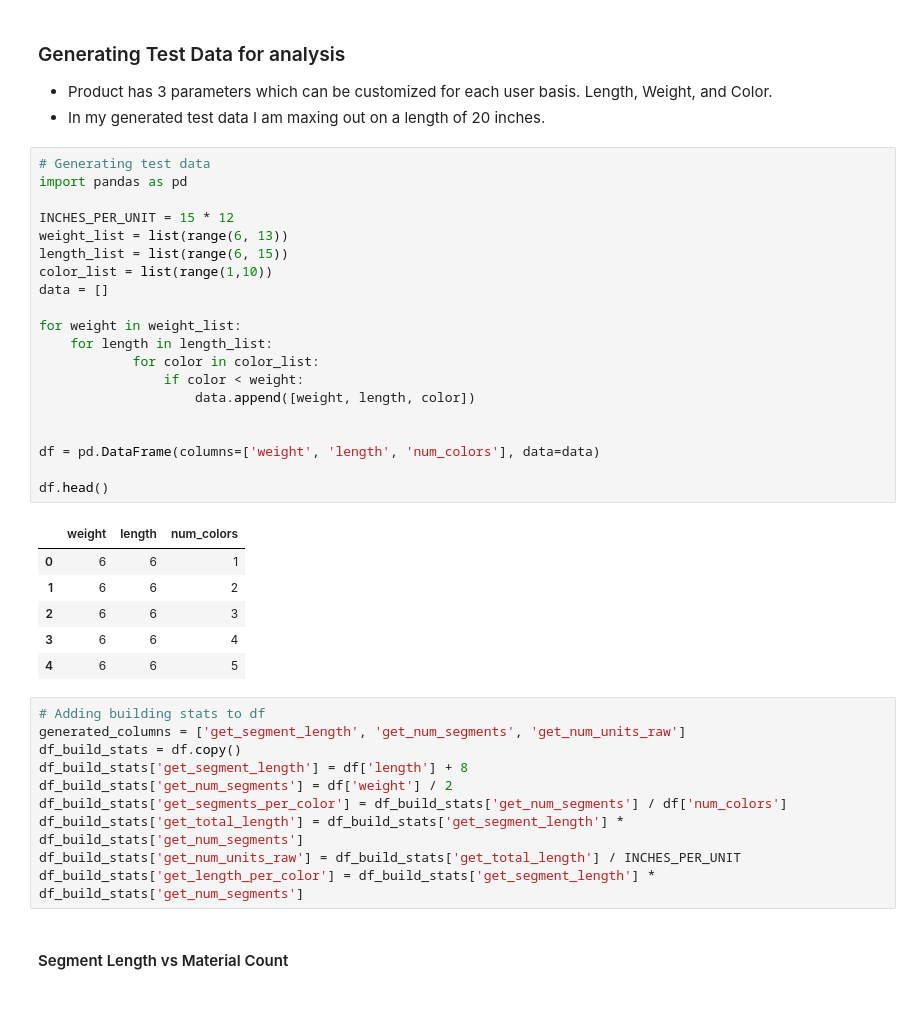
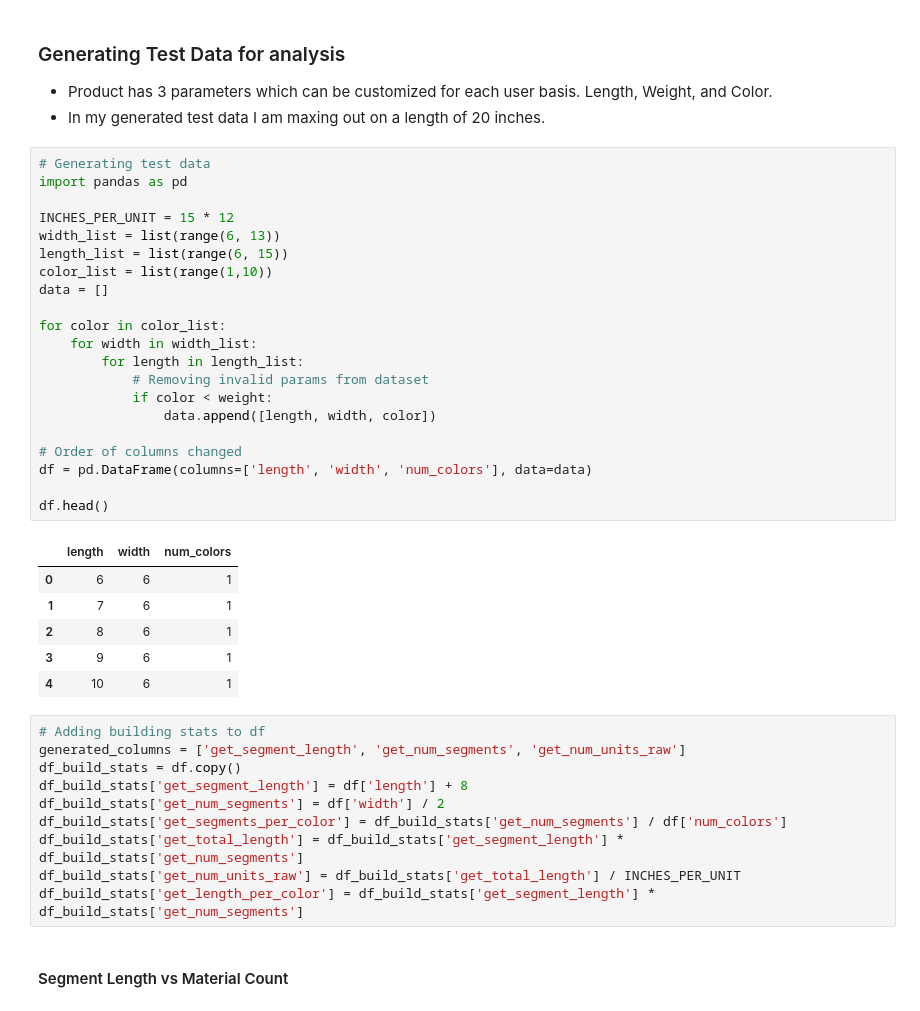
Before and after one commit to DanielLevenstein/Product_Profitability_Study, a Jupyter notebook: product_pricing.ipynb, the cells around one changed output. Saved outputs shown, nothing was run; the diff lists cells and outputs as text.

```diff
--- a/product_pricing.ipynb
+++ b/product_pricing.ipynb
@@ -25,36 +24,37 @@ MATERIAL_PRICE: $6.41
 # %%
 # Generating test data
 import pandas as pd
 
 INCHES_PER_UNIT = 15 * 12
-weight_list = list(range(6, 13))
+width_list = list(range(6, 13))
 length_list = list(range(6, 15))
 color_list = list(range(1,10))
 data = []
 
-for weight in weight_list:
-    for length in length_list:
-            for color in color_list:
-                if color < weight:
-                    data.append([weight, length, color])
+for color in color_list:
+    for width in width_list:
+        for length in length_list:
+            # Removing invalid params from dataset
+            if color < weight:
+                data.append([length, width, color])
 
-
-df = pd.DataFrame(columns=['weight', 'length', 'num_colors'], data=data)
+# Order of columns changed
+df = pd.DataFrame(columns=['length', 'width', 'num_colors'], data=data)
 
 df.head()
 # %% [output]
-|  | weight | length | num_colors |
+|  | length | width | num_colors |
 | 0 | 6 | 6 | 1 |
-| 1 | 6 | 6 | 2 |
-| 2 | 6 | 6 | 3 |
-| 3 | 6 | 6 | 4 |
-| 4 | 6 | 6 | 5 |
+| 1 | 7 | 6 | 1 |
+| 2 | 8 | 6 | 1 |
+| 3 | 9 | 6 | 1 |
+| 4 | 10 | 6 | 1 |
 # %%
 # Adding building stats to df
 generated_columns = ['get_segment_length', 'get_num_segments', 'get_num_units_raw']
 df_build_stats = df.copy()
 df_build_stats['get_segment_length'] = df['length'] + 8
-df_build_stats['get_num_segments'] = df['weight'] / 2
+df_build_stats['get_num_segments'] = df['width'] / 2
 df_build_stats['get_segments_per_color'] = df_build_stats['get_num_segments'] / df['num_colors']
 df_build_stats['get_total_length'] = df_build_stats['get_segment_length'] * df_build_stats['get_num_segments']
 df_build_stats['get_num_units_raw'] = df_build_stats['get_total_length'] / INCHES_PER_UNIT
```
Also changed, not shown: parts of 34 cells of this notebook, 3 other files.
